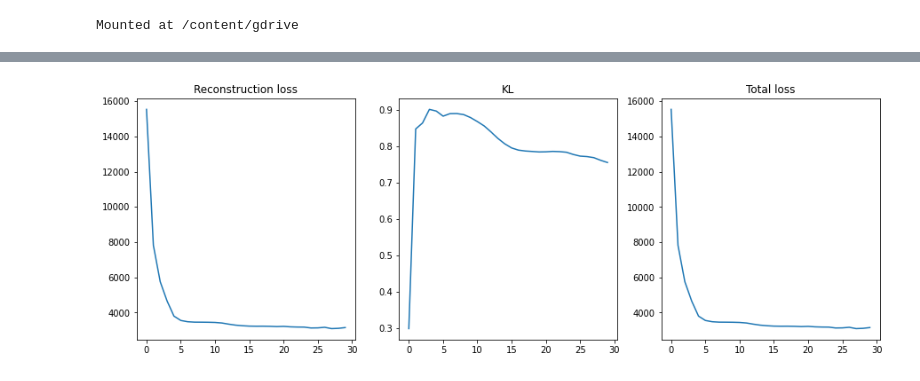
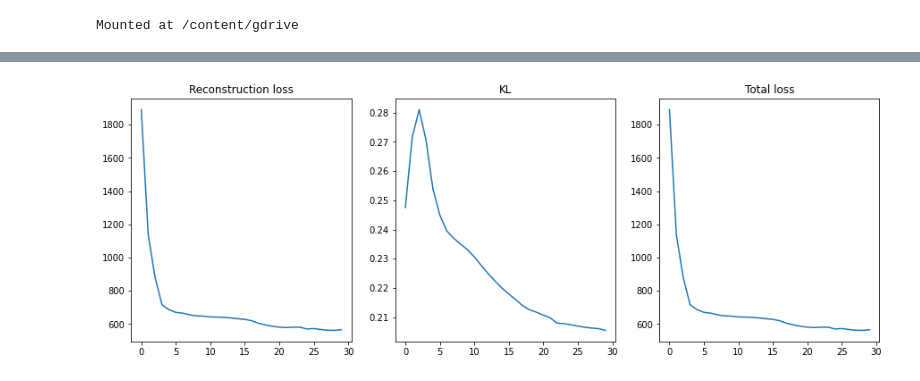
Before and after one commit to zloelias/hse-project-vae-lstm, a Jupyter notebook: vae.ipynb, the cells around one changed output, grey strips where cells are left out. Drawn from its saved outputs; the diff is of its cells as text; code cells hidden in the pictures.

Commit message:
Add sranodec anomaly score as weights

```diff
--- a/vae.ipynb
+++ b/vae.ipynb
@@ -22,7 +37,7 @@ df = pd.read_csv('/content/gdrive/My Drive/Colab Notebooks/0.csv', index_col=0,
 y = df.label
 X = df.drop('label', axis=1).drop('KPI ID', axis=1)
 # %%
-X_train, X_test, y_train, y_test = train_test_split(X, y, test_size=0.1, shuffle=False)
+X_train, X_test, y_train, y_test = train_test_split(X, y, test_size=0.5, shuffle=False)
 # %%
 class KPIDataset(Dataset):
     def __init__(self, X, y, window_len=256, sliding_step=1):
@@ -32,16 +47,32 @@ class KPIDataset(Dataset):
         self.df = X
         timeseries = ((self.df.value - self.df.value.mean()) / self.df.value.std()).values
         temp = []
+        temp_W = []
         for i in range(self.start, len(timeseries) - self.window_len*self.sliding_step, self.sliding_step):
             temp.append(
                 torch.unsqueeze(torch.tensor(timeseries[i:i+self.window_len]), 0)
             )
+            temp_W.append(
+                torch.unsqueeze(torch.tensor(self.normality_weights(timeseries[i:i+self.window_len])), 0)
+            )
         self.features = torch.Tensor(len(temp), self.window_len)
+        self.W = torch.Tensor(len(temp_W), self.window_len)
         self.target = y
         torch.cat(temp, out=self.features)
+        torch.cat(temp_W, out=self.W)
+        #self.W = torch.ones(len(temp), 1, self.window_len)
+        #self.W = torch.rand((len(temp), 1, self.window_len))
+
+    def normality_weights(self, x):
+        saliency = Silency(amp_window_size=self.window_len // 4, series_window_size=self.window_len // 4, score_window_size=self.window_len // 4)
+        #S = np.real(saliency.transform_silency_map(x))
+        #D = (S - S.mean()) / S
+        #W = 1 - 1 / (1 + np.exp(-(D - 5)))
+        W = 1 - saliency.generate_anomaly_score(x, type='chisq')
+        return W
 
     def __getitem__(self, i):
-        return self.features[i].unsqueeze(dim=0)
+        return self.features[i].unsqueeze(dim=0), self.W[i].unsqueeze(dim=0)
 
     def __len__(self):
         return len(self.features)
@@ -122,21 +153,16 @@ device = torch.device("cuda") if torch.cuda.is_available() else torch.device("cp
 vae = VAE().to(device)
 # %%
 def weighted_mse_loss(input, target, weights):
-    pct_var = (input-target)**2
-    out = pct_var * weights.expand_as(target)
-    loss = out.sum()
-    return loss
+        return (weights * (input - target) ** 2).sum()
 
-
-def loss_fn(recon_x, x, mu, logvar):
-    MSE = F.mse_loss(recon_x, x, size_average=False)
-
+def loss_fn(recon_x, x, mu, logvar, w, beta=.1):
+    MSE = weighted_mse_loss(recon_x, x, w)
     # see Appendix B from VAE paper:
     # Kingma and Welling. Auto-Encoding Variational Bayes. ICLR, 2014
     # 0.5 * sum(1 + log(sigma^2) - mu^2 - sigma^2)
     KLD = -0.5 * torch.mean(1 + logvar - mu.pow(2) - logvar.exp())
 
-    return MSE + KLD, MSE, KLD
+    return MSE + beta*w.mean()*KLD, MSE, KLD
 # %%
 optimizer = torch.optim.Adam(vae.parameters(), lr=1e-3)
 
@@ -146,39 +172,40 @@ loss_history, mse_history, kld_history = [], [], []
 
 for epoch in range(epochs):
     total_loss, total_mse, total_kld = 0, 0, 0
-    for idx, (x) in enumerate(train_dataloader):
+    for idx, (x, w) in enumerate(train_dataloader):
+        #w.to(device)
         recon_x, mu, logvar = vae(x)
-        loss, mse, kld = loss_fn(recon_x, x, mu, logvar)
+        loss, mse, kld = loss_fn(recon_x, x, mu, logvar, w)
         optimizer.zero_grad()
         loss.backward()
         optimizer.step()
 
         '''
         if idx % 50 == 0:
             to_print = f"Epoch[{epoch+1}/{epochs}] Loss: {loss.item() / BATCH_SIZE} {mse.item() / BATCH_SIZE} {kld.item() / BATCH_SIZE}"
             print(to_print)
         '''
         total_loss += loss.item() / BATCH_SIZE
         total_mse += mse.item() / BATCH_SIZE
         total_kld += kld.item() / BATCH_SIZE
 
     loss_history.append(total_loss)
     mse_history.append(total_mse)
     kld_history.append(total_kld)
 
     fig, ax = plt.subplots(ncols=3, figsize=(15,5))
 
     ax[0].plot(mse_history)
     ax[0].set_title('Reconstruction loss')
     ax[1].plot(kld_history)
     ax[1].set_title('KL')
     ax[2].plot(loss_history)
     ax[2].set_title('Total loss')
     plt.show()
     plt.pause(0.3);
     clear_output(wait=True);
 # %% [output]
-[figure, old version]
+[figure, new version]
 # %%
 import pickle
 
```
Also changed, not shown: parts of 3 cells of this notebook.
